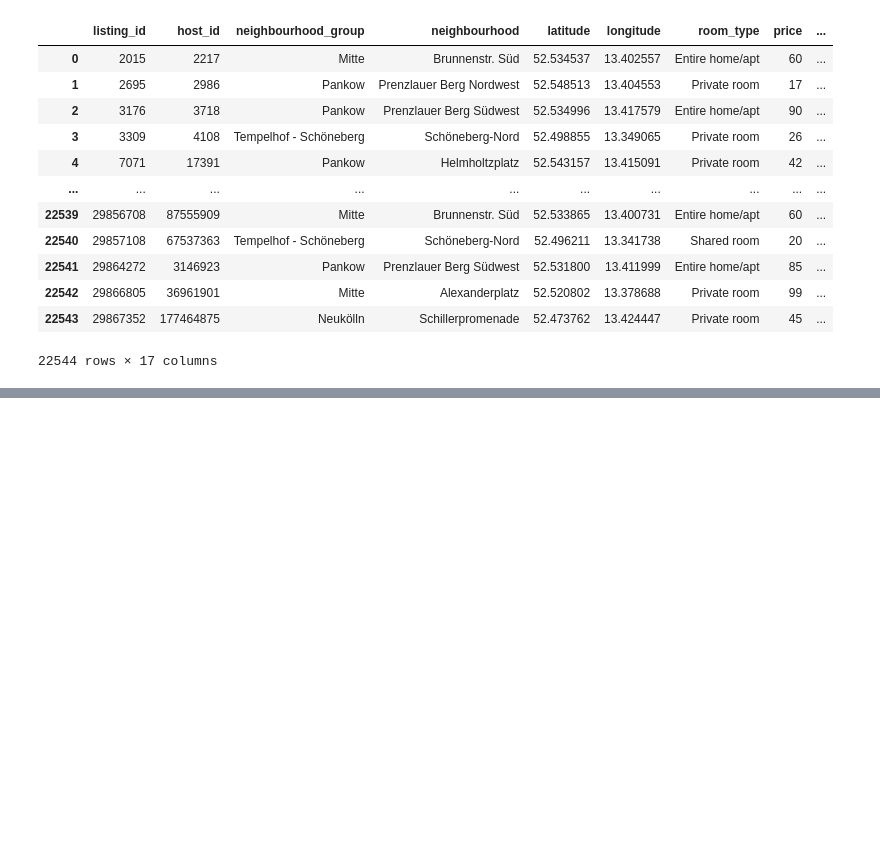
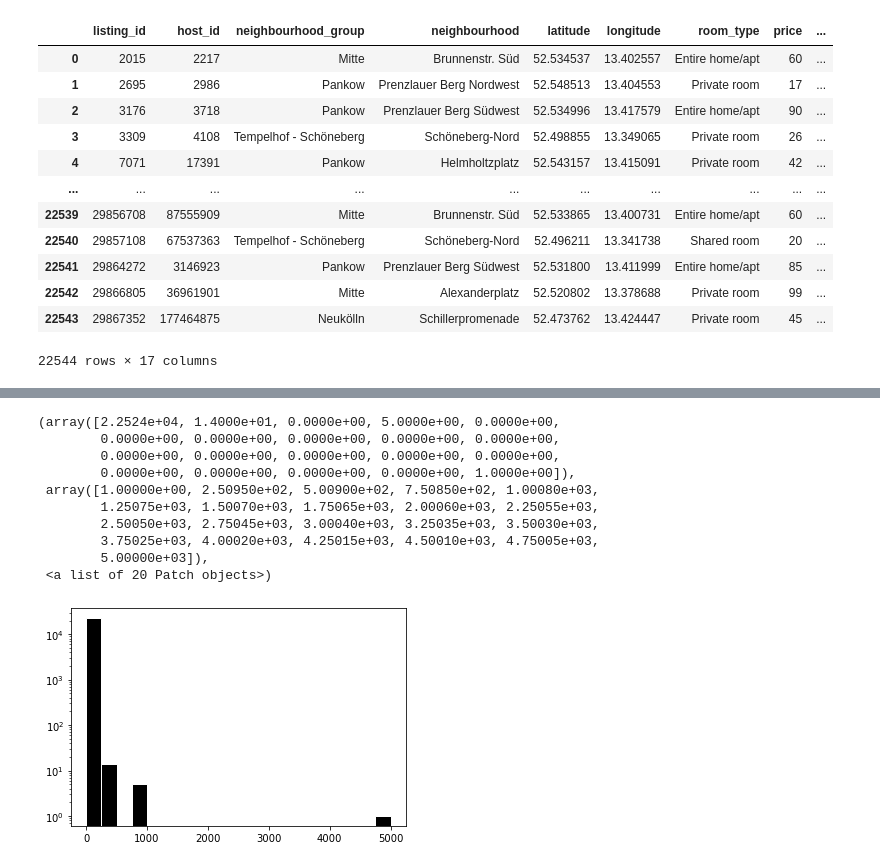
Before and after one commit to JacobUkokobili/Airbnb-Analytics-Berlin, a Jupyter notebook: notebooks/insights.ipynb, the cells around one changed output, grey strips where cells are left out. Saved outputs shown, nothing was run; the diff lists cells and outputs as text; code cells hidden in the pictures; blank space fills up the shorter version.

```diff
--- a/notebooks/insights.ipynb
+++ b/notebooks/insights.ipynb
@@ -24,0 +88,14 @@ listings
+# %%
+plt.hist(listings["minimum_nights"], color="black", bins=20, log=0.1, edgecolor="white")
+# %% [output]
+(array([2.2524e+04, 1.4000e+01, 0.0000e+00, 5.0000e+00, 0.0000e+00,
+        0.0000e+00, 0.0000e+00, 0.0000e+00, 0.0000e+00, 0.0000e+00,
+        0.0000e+00, 0.0000e+00, 0.0000e+00, 0.0000e+00, 0.0000e+00,
+        0.0000e+00, 0.0000e+00, 0.0000e+00, 0.0000e+00, 1.0000e+00]),
+ array([1.00000e+00, 2.50950e+02, 5.00900e+02, 7.50850e+02, 1.00080e+03,
+        1.25075e+03, 1.50070e+03, 1.75065e+03, 2.00060e+03, 2.25055e+03,
+        2.50050e+03, 2.75045e+03, 3.00040e+03, 3.25035e+03, 3.50030e+03,
+        3.75025e+03, 4.00020e+03, 4.25015e+03, 4.50010e+03, 4.75005e+03,
+        5.00000e+03]),
+ <a list of 20 Patch objects>)
+[figure, added]
```
Also changed, not shown: parts of 19 cells of this notebook.
